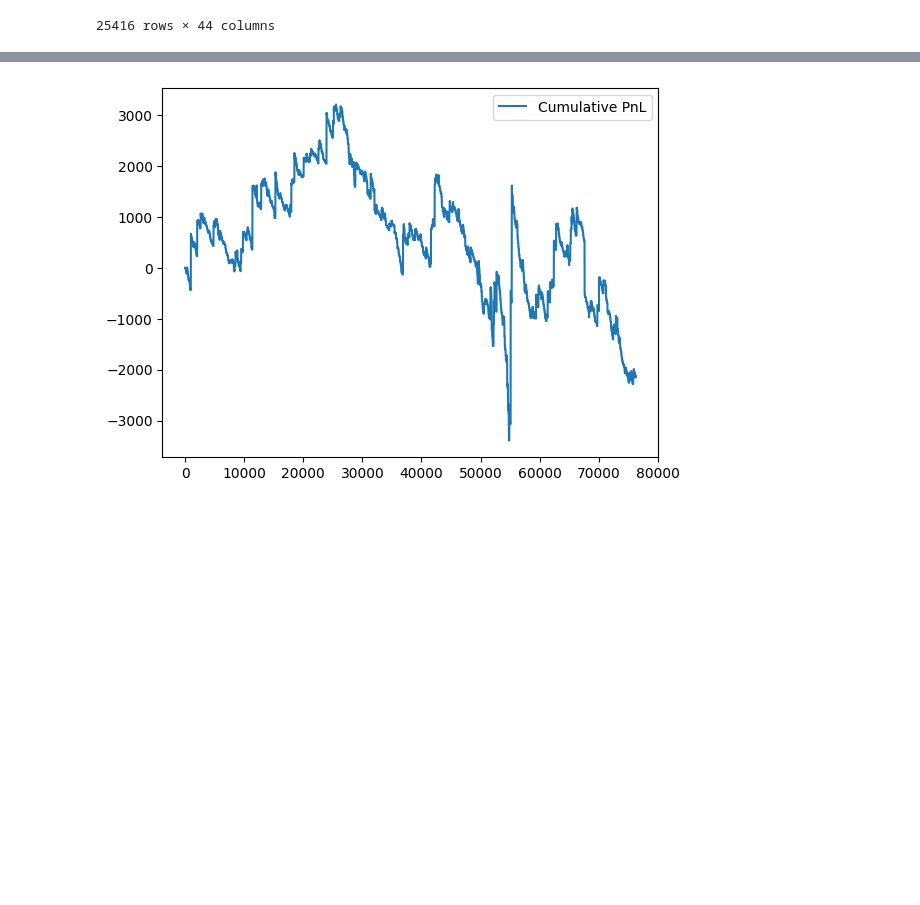
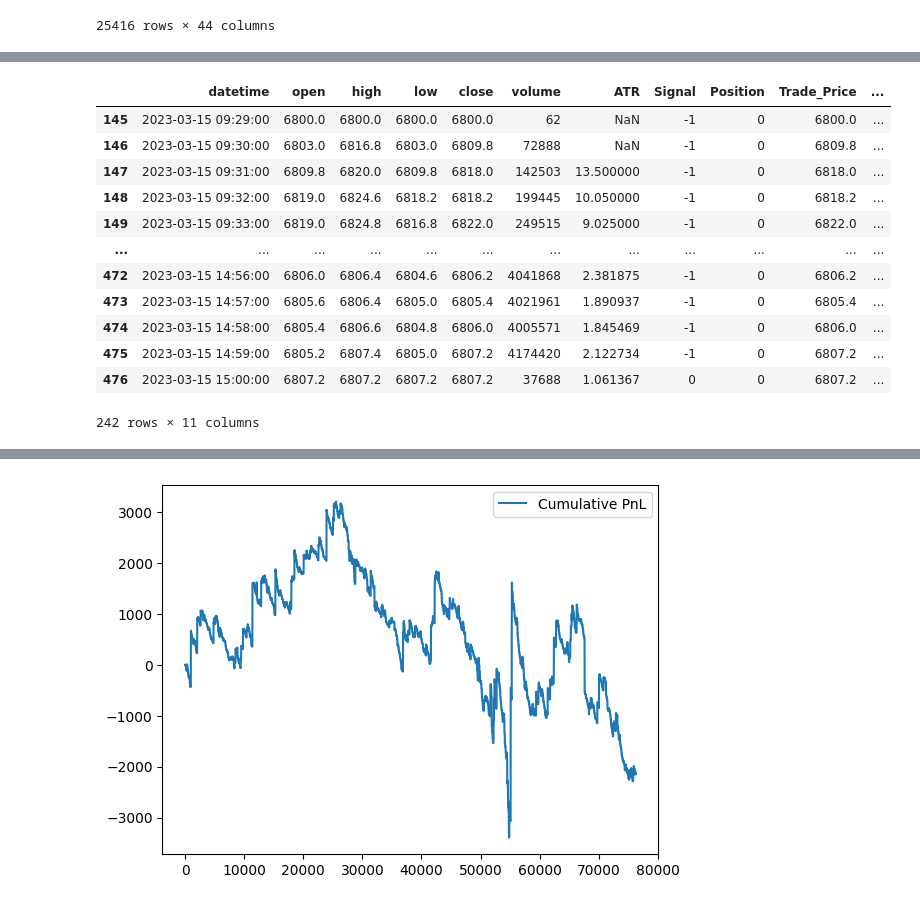
Before and after one commit to LostTorNado/HFT, a Jupyter notebook: RBreaker.ipynb, the cells around one changed output, grey strips where cells are left out. Cells and saved outputs as stored; diff of their text form; code cells hidden in the pictures; blank space fills up the shorter version.

```diff
--- a/RBreaker.ipynb
+++ b/RBreaker.ipynb
@@ -440,0 +400,16 @@ print(total_pnl)
+# %%
+result
+# %% [output]
+|  | datetime | open | high | low | close | volume | ATR | Signal | Position | Trade_Price | ... |
+| 145 | 2023-03-15 09:29:00 | 6800.0 | 6800.0 | 6800.0 | 6800.0 | 62 | NaN | -1 | 0 | 6800.0 | ... |
+| 146 | 2023-03-15 09:30:00 | 6803.0 | 6816.8 | 6803.0 | 6809.8 | 72888 | NaN | -1 | 0 | 6809.8 | ... |
+| 147 | 2023-03-15 09:31:00 | 6809.8 | 6820.0 | 6809.8 | 6818.0 | 142503 | 13.500000 | -1 | 0 | 6818.0 | ... |
+| 148 | 2023-03-15 09:32:00 | 6819.0 | 6824.6 | 6818.2 | 6818.2 | 199445 | 10.050000 | -1 | 0 | 6818.2 | ... |
+| 149 | 2023-03-15 09:33:00 | 6819.0 | 6824.8 | 6816.8 | 6822.0 | 249515 | 9.025000 | -1 | 0 | 6822.0 | ... |
+| ... | ... | ... | ... | ... | ... | ... | ... | ... | ... | ... | ... |
+| 472 | 2023-03-15 14:56:00 | 6806.0 | 6806.4 | 6804.6 | 6806.2 | 4041868 | 2.381875 | -1 | 0 | 6806.2 | ... |
+| 473 | 2023-03-15 14:57:00 | 6805.6 | 6806.4 | 6805.0 | 6805.4 | 4021961 | 1.890937 | -1 | 0 | 6805.4 | ... |
+| 474 | 2023-03-15 14:58:00 | 6805.4 | 6806.6 | 6804.8 | 6806.0 | 4005571 | 1.845469 | -1 | 0 | 6806.0 | ... |
+| 475 | 2023-03-15 14:59:00 | 6805.2 | 6807.4 | 6805.0 | 6807.2 | 4174420 | 2.122734 | -1 | 0 | 6807.2 | ... |
+| 476 | 2023-03-15 15:00:00 | 6807.2 | 6807.2 | 6807.2 | 6807.2 | 37688 | 1.061367 | 0 | 0 | 6807.2 | ... |
+242 rows × 11 columns
```
Also changed, not shown: parts of 14 cells of this notebook, 6 other files.
